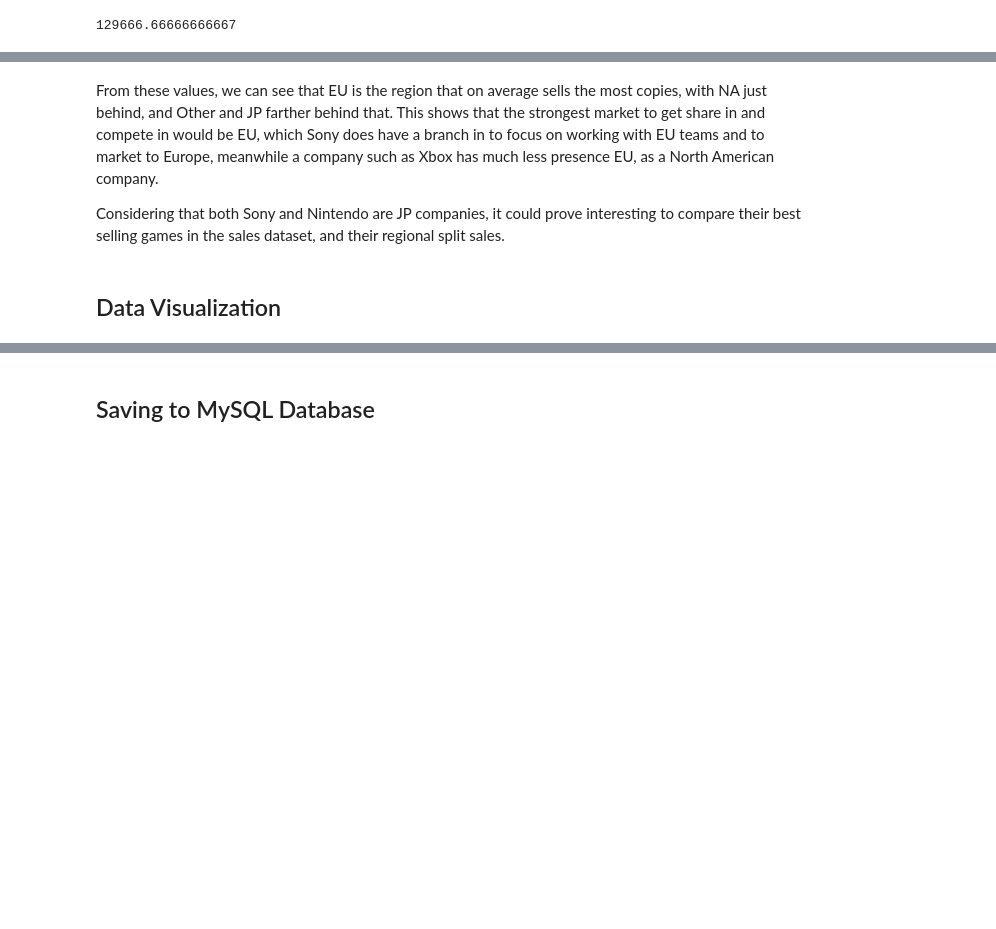
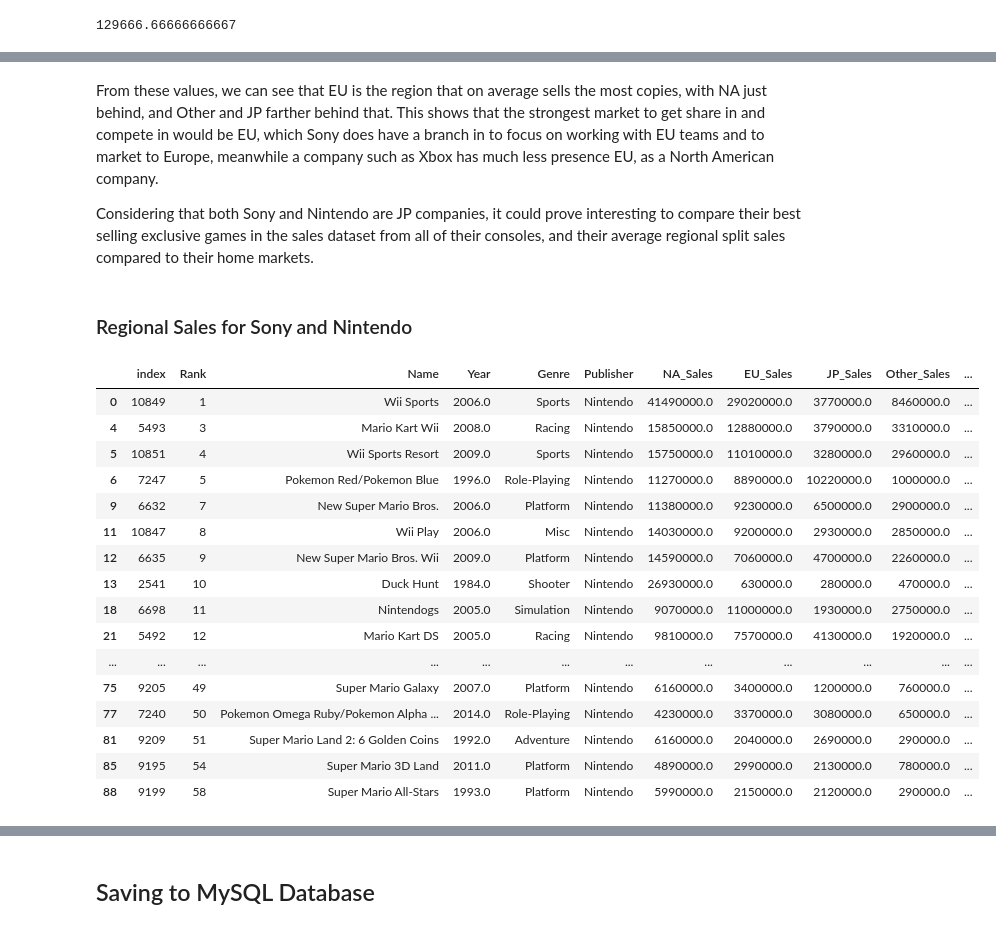
Before and after one commit to Rayan-Arshed/Data-Pipeline-Assessment-Video-Game-Data, a Jupyter notebook: Data-Pipeline-Assessment.ipynb, the cells around one changed output, grey strips where cells are left out. Drawn from its saved outputs; the diff is of its cells as text; code cells hidden in the pictures; blank space fills up the shorter version.

```diff
--- a/Data-Pipeline-Assessment.ipynb
+++ b/Data-Pipeline-Assessment.ipynb
@@ -1142,6 +1169,33 @@ df_subset["Other_Sales"].mean()
 # %% [markdown]
 From these values, we can see that EU is the region that on average sells the most copies, with NA just behind, and Other and JP farther behind that. This shows that the strongest market to get share in and compete in would be EU, which Sony does have a branch in to focus on working with EU teams and to market to Europe, meanwhile a company such as Xbox has much less presence EU, as a North American company.
 
-Considering that both Sony and Nintendo are JP companies, it could prove interesting to compare their best selling games in the sales dataset, and their regional split sales.
+Considering that both Sony and Nintendo are JP companies, it could prove interesting to compare their best selling exclusive games in the sales dataset from all of their consoles, and their average regional split sales compared to their home markets.
-# %% [markdown]
-## Data Visualization
+# %% [markdown]
+### Regional Sales for Sony and Nintendo
+# %%
+# Creating the same subset as before, this time without the year restriction as I want to see ALL games
+df_subset = df_sales_new.sort_values("Global_Sales", ascending=False).reset_index()
+
+# Finding the Nintendo games by using isin and a list of consoles
+nintendo_consoles = ["NES", "SNES", "GB", "N64", "GC", "GBA", "DS", "3DS", "Wii", "WiiU", "Switch"]
+df_nin_subset = df_subset[df_subset["Platforms"].isin(nintendo_consoles)].head(30)
+
+df_nin_subset
+# %% [output]
+|  | index | Rank | Name | Year | Genre | Publisher | NA_Sales | EU_Sales | JP_Sales | Other_Sales | ... |
+| 0 | 10849 | 1 | Wii Sports | 2006.0 | Sports | Nintendo | 41490000.0 | 29020000.0 | 3770000.0 | 8460000.0 | ... |
+| 4 | 5493 | 3 | Mario Kart Wii | 2008.0 | Racing | Nintendo | 15850000.0 | 12880000.0 | 3790000.0 | 3310000.0 | ... |
+| 5 | 10851 | 4 | Wii Sports Resort | 2009.0 | Sports | Nintendo | 15750000.0 | 11010000.0 | 3280000.0 | 2960000.0 | ... |
+| 6 | 7247 | 5 | Pokemon Red/Pokemon Blue | 1996.0 | Role-Playing | Nintendo | 11270000.0 | 8890000.0 | 10220000.0 | 1000000.0 | ... |
+| 9 | 6632 | 7 | New Super Mario Bros. | 2006.0 | Platform | Nintendo | 11380000.0 | 9230000.0 | 6500000.0 | 2900000.0 | ... |
+| 11 | 10847 | 8 | Wii Play | 2006.0 | Misc | Nintendo | 14030000.0 | 9200000.0 | 2930000.0 | 2850000.0 | ... |
+| 12 | 6635 | 9 | New Super Mario Bros. Wii | 2009.0 | Platform | Nintendo | 14590000.0 | 7060000.0 | 4700000.0 | 2260000.0 | ... |
+| 13 | 2541 | 10 | Duck Hunt | 1984.0 | Shooter | Nintendo | 26930000.0 | 630000.0 | 280000.0 | 470000.0 | ... |
+| 18 | 6698 | 11 | Nintendogs | 2005.0 | Simulation | Nintendo | 9070000.0 | 11000000.0 | 1930000.0 | 2750000.0 | ... |
+| 21 | 5492 | 12 | Mario Kart DS | 2005.0 | Racing | Nintendo | 9810000.0 | 7570000.0 | 4130000.0 | 1920000.0 | ... |
+| ... | ... | ... | ... | ... | ... | ... | ... | ... | ... | ... | ... |
+| 75 | 9205 | 49 | Super Mario Galaxy | 2007.0 | Platform | Nintendo | 6160000.0 | 3400000.0 | 1200000.0 | 760000.0 | ... |
+| 77 | 7240 | 50 | Pokemon Omega Ruby/Pokemon Alpha ... | 2014.0 | Role-Playing | Nintendo | 4230000.0 | 3370000.0 | 3080000.0 | 650000.0 | ... |
+| 81 | 9209 | 51 | Super Mario Land 2: 6 Golden Coins | 1992.0 | Adventure | Nintendo | 6160000.0 | 2040000.0 | 2690000.0 | 290000.0 | ... |
+| 85 | 9195 | 54 | Super Mario 3D Land | 2011.0 | Platform | Nintendo | 4890000.0 | 2990000.0 | 2130000.0 | 780000.0 | ... |
+| 88 | 9199 | 58 | Super Mario All-Stars | 1993.0 | Platform | Nintendo | 5990000.0 | 2150000.0 | 2120000.0 | 290000.0 | ... |
```
Also changed, not shown: parts of 16 cells of this notebook.
